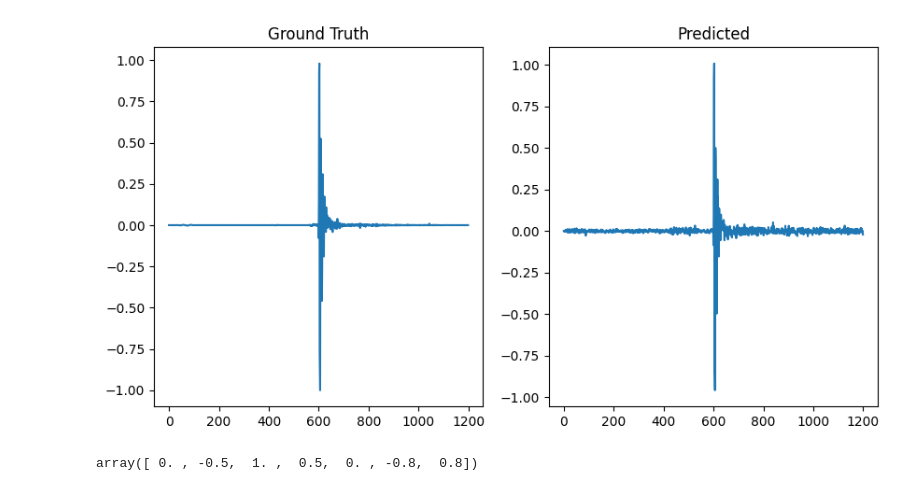
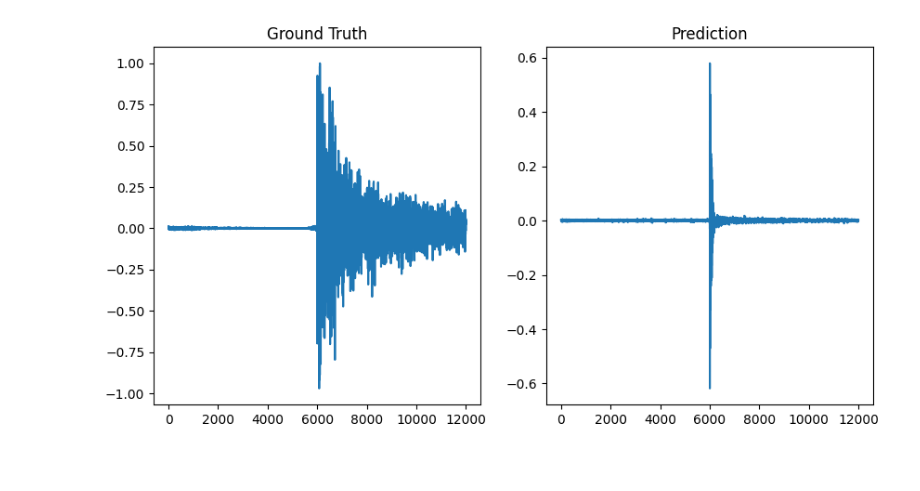
Before and after one commit to Aa-Aanegola/visually-indicated-sounds, a Jupyter notebook: src/experiments/AudioAutoEncoder/AudioAutoEncoder.ipynb, the cells around one changed output. Saved outputs shown, nothing was run; the diff lists cells and outputs as text; code cells hidden in the pictures; blank space fills up the shorter version.

```diff
--- a/src/experiments/AudioAutoEncoder/AudioAutoEncoder.ipynb
+++ b/src/experiments/AudioAutoEncoder/AudioAutoEncoder.ipynb
@@ -118,0 +113,5 @@ logger = pl.loggers.TensorBoardLogger('tb_logs', name='audio_autoencoder')
+# %%
+file_name = sorted(glob.glob('./model_weights/*.ckpt'))[1]
+print(file_name)
+model = AudioAutoEncoder.load_from_checkpoint(file_name, input_size=12000)
+ModelSummary(model)
@@ -119,4 +129,5 @@ logger = pl.loggers.TensorBoardLogger('tb_logs', name='audio_autoencoder')
 # %%
+logger = pl.loggers.TensorBoardLogger('tb_logs', name='audio_autoencoder')
 checkpoint_callback = ModelCheckpoint(
     save_top_k=1,
     monitor="val_loss",
@@ -125,12 +136,9 @@ checkpoint_callback = ModelCheckpoint(
     filename="audioautoencoder-model-{epoch:02d}-{val_loss:.2f}",
 )
 trainer = pl.Trainer(accelerator='gpu', devices=1,
-                     max_epochs=10, logger=logger,
+                     max_epochs=100, logger=logger,
                      callbacks=[checkpoint_callback])
-
-trainer.fit(model, trainDataLoader)
-
-# trainer.save_checkpoint('model_weights/final-bilstm-mode.ckpt')
+torch.set_float32_matmul_precision('medium')
 # %% [output]
 GPU available: True (cuda), used: True
 TPU available: False, using: 0 TPU cores
@@ -150,17 +151,15 @@ LOCAL_RANK: 0 - CUDA_VISIBLE_DEVICES: [0]
+# %%
+wavs = next(iter(trainDataLoader))
+wavs_pred = model(wavs)
+# %%
+wavs_pred = wavs_pred.detach().cpu()
 # %%
-wavs = next(iter(trainDataLoader))
-reconstructed = model(wavs)
 fig, axs = plt.subplots(nrows=1, ncols=2, figsize=(10, 5))
-axs[0].plot(wavs[1].detach().numpy())
+
 axs[0].set_title('Ground Truth')
-axs[1].plot(reconstructed[1].cpu().detach().numpy())
-axs[1].set_title('Predicted')
+axs[0].plot(wavs[0].detach().cpu())
+axs[1].set_title('Prediction')
+axs[1].plot(wavs_pred[0])
 plt.show()
 # %% [output]
-[figure, old version]
+[figure, new version]
-# %%
-x = np.array([-1, -0.5, 0, 0.5, 1, -0.2, 0.2])
-y = np.where(x >= 0, 1-x, -1-x)
-y
-# %% [output]
-array([ 0. , -0.5,  1. ,  0.5,  0. , -0.8,  0.8])
```
Also changed, not shown: parts of 13 cells of this notebook, 15 other files.
